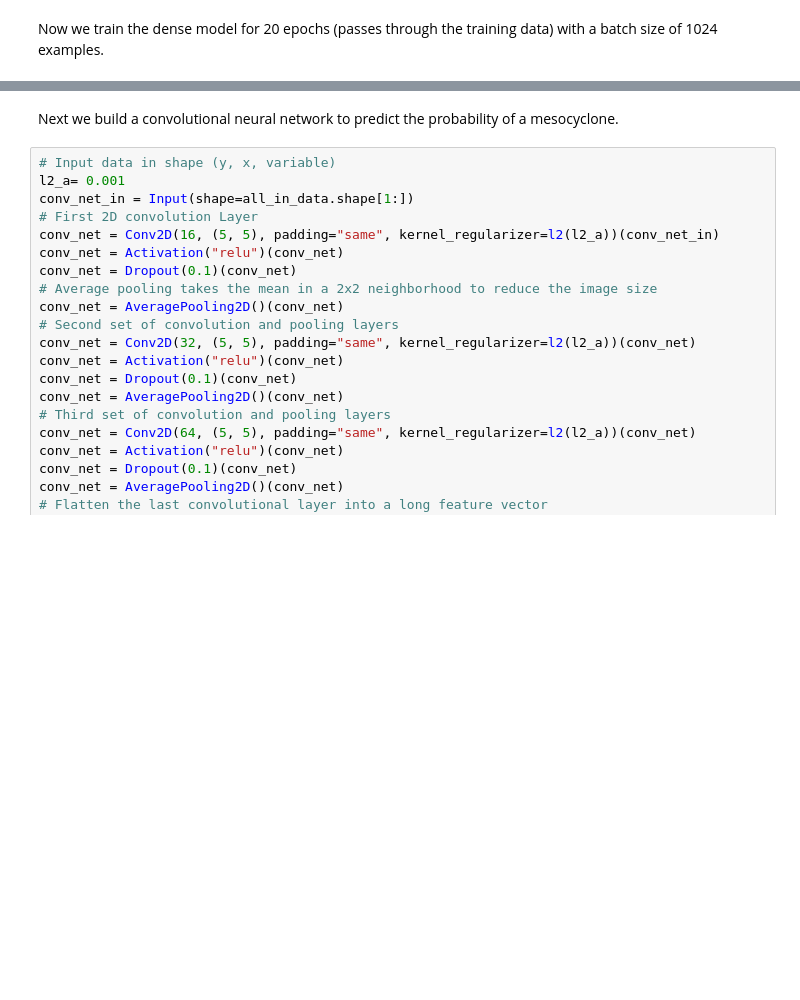
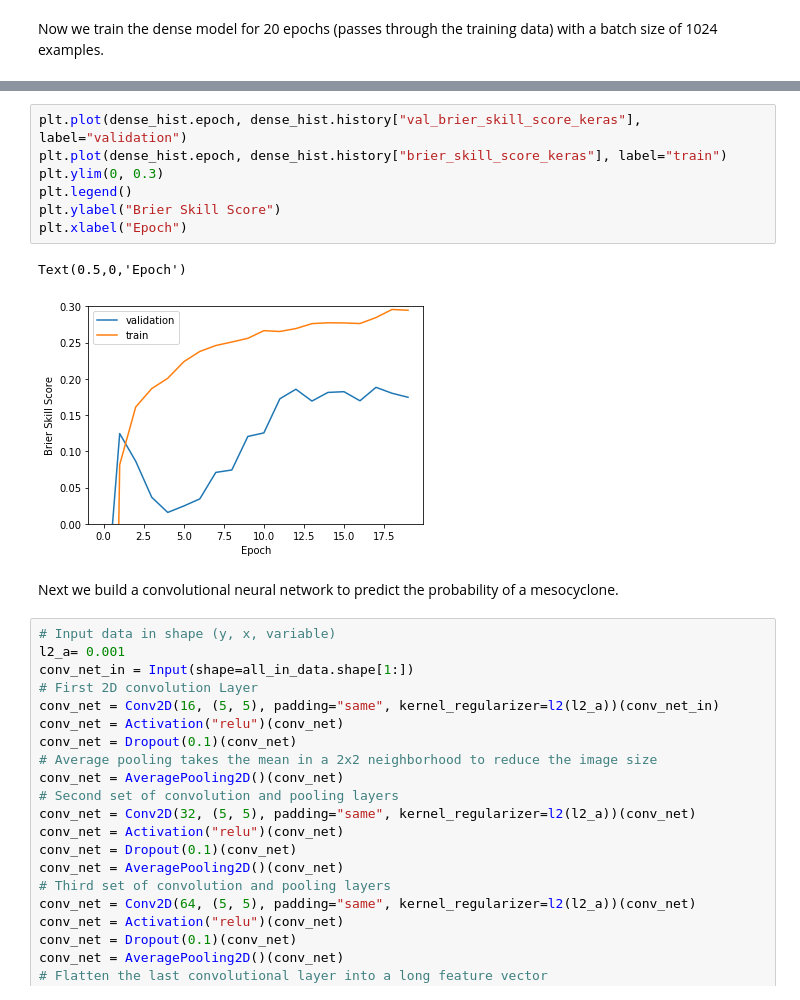
Before and after one commit to djgagne/swirlnet, a Jupyter notebook: notebooks/deep_swirl_tutorial.ipynb, the cells around one changed output, grey strips where cells are left out. Drawn from its saved outputs; the diff is of its cells as text; blank space fills up the shorter version.

```diff
--- a/notebooks/deep_swirl_tutorial.ipynb
+++ b/notebooks/deep_swirl_tutorial.ipynb
@@ -340,3 +369,13 @@ Epoch 20/20
+# %%
+plt.plot(dense_hist.epoch, dense_hist.history["val_brier_skill_score_keras"], label="validation")
+plt.plot(dense_hist.epoch, dense_hist.history["brier_skill_score_keras"], label="train")
+plt.ylim(0, 0.3)
+plt.legend()
+plt.ylabel("Brier Skill Score")
+plt.xlabel("Epoch")
+# %% [output]
+Text(0.5,0,'Epoch')
+[figure, added]
 # %% [markdown]
 Next we build a convolutional neural network to predict the probability of a mesocyclone.
 # %%
```
Also changed, not shown: parts of 13 cells of this notebook, 1 other file.
